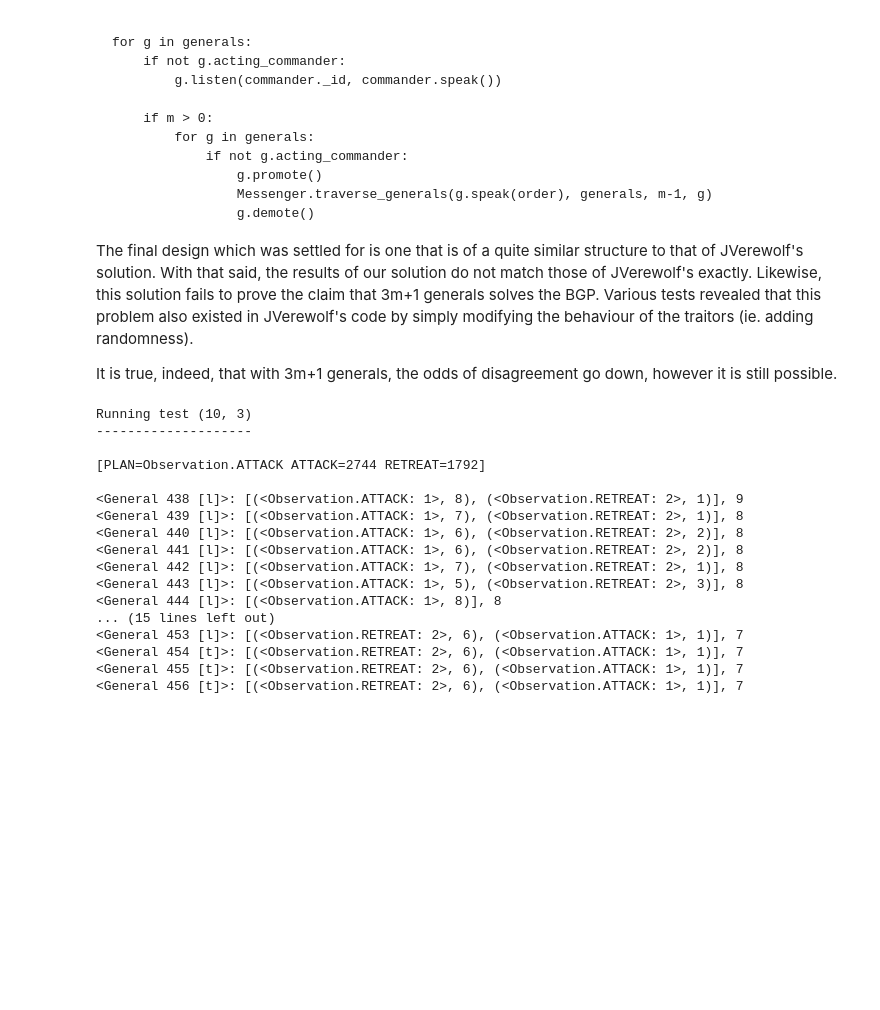
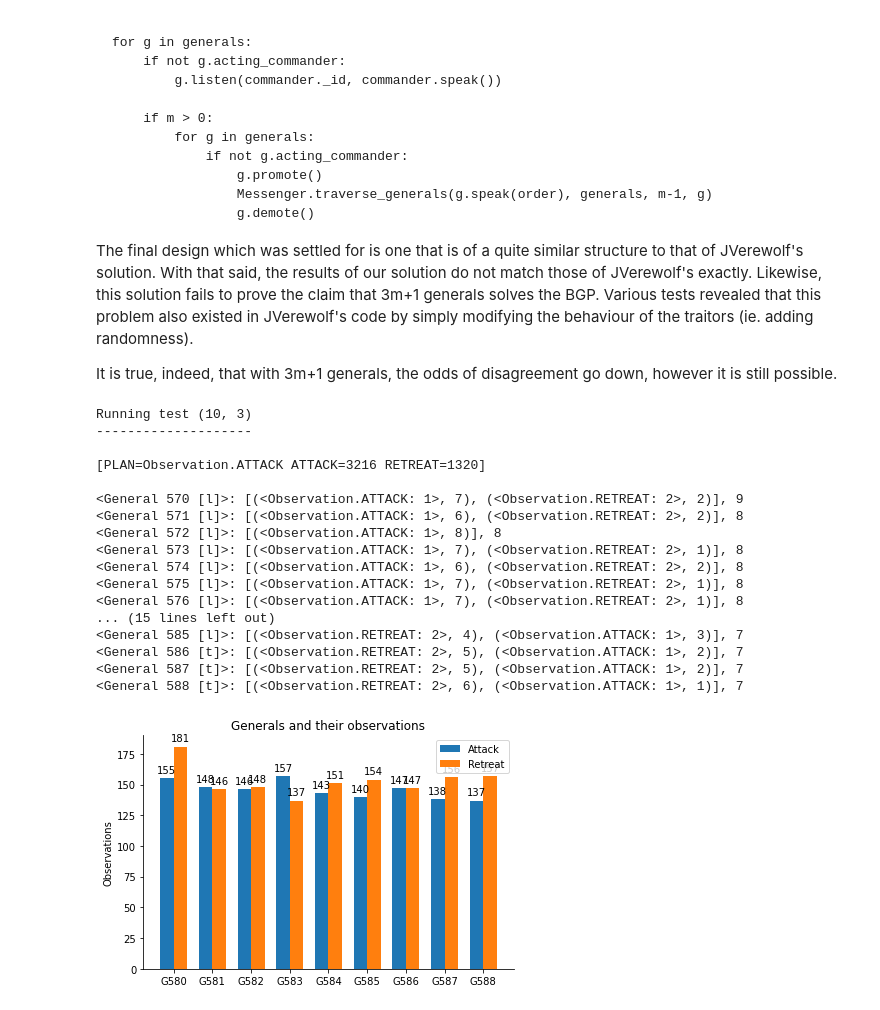
Before and after one commit to konmos/csc4006, a Jupyter notebook: notebooks/generals/generals3.ipynb, the cells around one changed output. Drawn from its saved outputs; the diff is of its cells as text; code cells hidden in the pictures; blank space fills up the shorter version.

Commit message:
Add visualization of observations

```diff
--- a/notebooks/generals/generals3.ipynb
+++ b/notebooks/generals/generals3.ipynb
@@ -284,22 +290,66 @@ if __name__ == '__main__':
         (9, 3)
     ]
 
-    test_runner(tests, 1)
+    x = test_runner(tests, 1)
 # %% [output]
 Running test (10, 3)
 --------------------
 
-[PLAN=Observation.ATTACK ATTACK=2744 RETREAT=1792]
+[PLAN=Observation.ATTACK ATTACK=3216 RETREAT=1320]
 
-<General 438 [l]>: [(<Observation.ATTACK: 1>, 8), (<Observation.RETREAT: 2>, 1)], 9
-<General 439 [l]>: [(<Observation.ATTACK: 1>, 7), (<Observation.RETREAT: 2>, 1)], 8
-<General 440 [l]>: [(<Observation.ATTACK: 1>, 6), (<Observation.RETREAT: 2>, 2)], 8
-<General 441 [l]>: [(<Observation.ATTACK: 1>, 6), (<Observation.RETREAT: 2>, 2)], 8
-<General 442 [l]>: [(<Observation.ATTACK: 1>, 7), (<Observation.RETREAT: 2>, 1)], 8
-<General 443 [l]>: [(<Observation.ATTACK: 1>, 5), (<Observation.RETREAT: 2>, 3)], 8
-<General 444 [l]>: [(<Observation.ATTACK: 1>, 8)], 8
+<General 570 [l]>: [(<Observation.ATTACK: 1>, 7), (<Observation.RETREAT: 2>, 2)], 9
+<General 571 [l]>: [(<Observation.ATTACK: 1>, 6), (<Observation.RETREAT: 2>, 2)], 8
+<General 572 [l]>: [(<Observation.ATTACK: 1>, 8)], 8
+<General 573 [l]>: [(<Observation.ATTACK: 1>, 7), (<Observation.RETREAT: 2>, 1)], 8
+<General 574 [l]>: [(<Observation.ATTACK: 1>, 6), (<Observation.RETREAT: 2>, 2)], 8
+<General 575 [l]>: [(<Observation.ATTACK: 1>, 7), (<Observation.RETREAT: 2>, 1)], 8
+<General 576 [l]>: [(<Observation.ATTACK: 1>, 7), (<Observation.RETREAT: 2>, 1)], 8
 ... (15 lines left out)
-<General 453 [l]>: [(<Observation.RETREAT: 2>, 6), (<Observation.ATTACK: 1>, 1)], 7
-<General 454 [t]>: [(<Observation.RETREAT: 2>, 6), (<Observation.ATTACK: 1>, 1)], 7
-<General 455 [t]>: [(<Observation.RETREAT: 2>, 6), (<Observation.ATTACK: 1>, 1)], 7
-<General 456 [t]>: [(<Observation.RETREAT: 2>, 6), (<Observation.ATTACK: 1>, 1)], 7
+<General 585 [l]>: [(<Observation.RETREAT: 2>, 4), (<Observation.ATTACK: 1>, 3)], 7
+<General 586 [t]>: [(<Observation.RETREAT: 2>, 5), (<Observation.ATTACK: 1>, 2)], 7
+<General 587 [t]>: [(<Observation.RETREAT: 2>, 5), (<Observation.ATTACK: 1>, 2)], 7
+<General 588 [t]>: [(<Observation.RETREAT: 2>, 6), (<Observation.ATTACK: 1>, 1)], 7
+# %%
+def visualize(generals):
+    # https://matplotlib.org/stable/gallery/lines_bars_and_markers/barchart.html
+    import matplotlib.pyplot as plt
+    import numpy as np
+
+    labels = [f'G{g._id}' for g in generals]
+
+    def flatten(t):
+        return [item for sublist in t for item in sublist]
+
+    attack_observations = [
+        len([x for x in flatten(g.observations.values()) if x is Observation.ATTACK]) for g in generals
+    ]
+
+    retreat_observations = [
+        len([x for x in flatten(g.observations.values()) if x is Observation.RETREAT]) for g in generals
+    ]
+
+    x = np.arange(len(labels))  # the label locations
+    width = 0.35  # the width of the bars
+
+    fig, ax = plt.subplots()
+    rects1 = ax.bar(x - width/2, attack_observations, width, label='Attack')
+    rects2 = ax.bar(x + width/2, retreat_observations, width, label='Retreat')
+
+    # Add some text for labels, title and custom x-axis tick labels, etc.
+    ax.set_ylabel('Observations')
+    ax.set_title('Generals and their observations')
+    ax.set_xticks(x, labels)
+    ax.legend()
+
+    ax.bar_label(rects1, padding=3)
+    ax.bar_label(rects2, padding=3)
+
+    ax.spines[['top', 'right']].set_visible(False)
+
+    fig.tight_layout()
+
+    plt.show()
+# %%
+visualize(x[1][0])  # 3m
+# %% [output]
+[figure, added]
```
Also changed, not shown: parts of 2 cells of this notebook.
